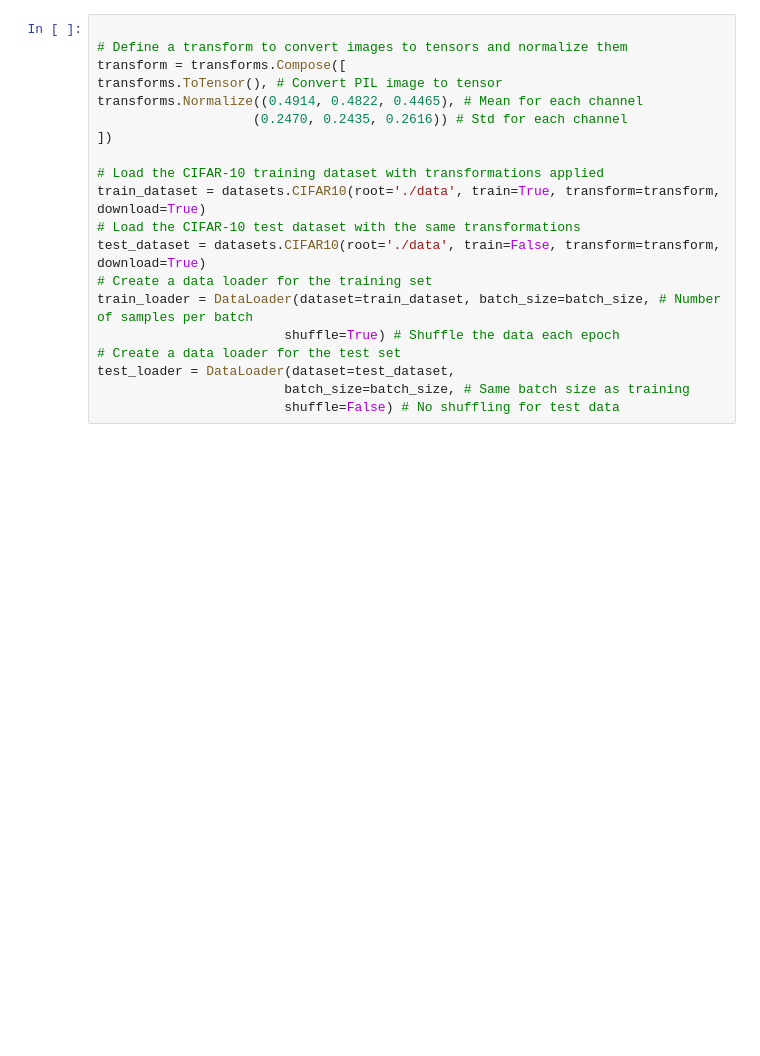
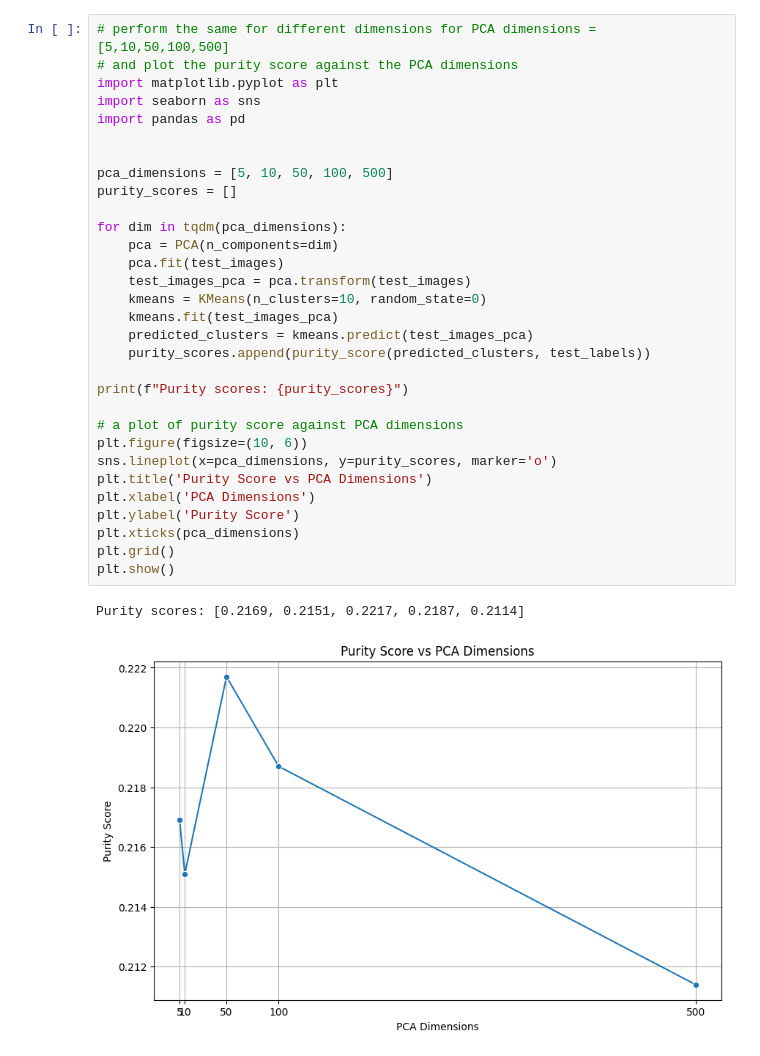
Before and after one commit to kilpy/Machine-Learning-6220, a Jupyter notebook: HW4/CIFAR10_pca_kmeans.ipynb, the cells around one changed output. Cells and saved outputs as stored; diff of their text form; blank space fills up the shorter version.

```diff
--- a/HW4/CIFAR10_pca_kmeans.ipynb
+++ b/HW4/CIFAR10_pca_kmeans.ipynb
@@ -51,20 +103,34 @@ def purity_score(predicted_clusters, labels):
-# %%
-
-# Define a transform to convert images to tensors and normalize them
-transform = transforms.Compose([
-transforms.ToTensor(), # Convert PIL image to tensor
-transforms.Normalize((0.4914, 0.4822, 0.4465), # Mean for each channel
-                    (0.2470, 0.2435, 0.2616)) # Std for each channel
-])
-
-# Load the CIFAR-10 training dataset with transformations applied
-train_dataset = datasets.CIFAR10(root='./data', train=True, transform=transform, download=True)
-# Load the CIFAR-10 test dataset with the same transformations
-test_dataset = datasets.CIFAR10(root='./data', train=False, transform=transform, download=True)
-# Create a data loader for the training set
-train_loader = DataLoader(dataset=train_dataset, batch_size=batch_size, # Number of samples per batch
-                        shuffle=True) # Shuffle the data each epoch
-# Create a data loader for the test set
-test_loader = DataLoader(dataset=test_dataset,
-                        batch_size=batch_size, # Same batch size as training
-                        shuffle=False) # No shuffling for test data
+# %%
+# perform the same for different dimensions for PCA dimensions = [5,10,50,100,500]
+# and plot the purity score against the PCA dimensions
+import matplotlib.pyplot as plt
+import seaborn as sns
+import pandas as pd
+
+
+pca_dimensions = [5, 10, 50, 100, 500]
+purity_scores = []
+
+for dim in tqdm(pca_dimensions):
+    pca = PCA(n_components=dim)
+    pca.fit(test_images)
+    test_images_pca = pca.transform(test_images)
+    kmeans = KMeans(n_clusters=10, random_state=0)
+    kmeans.fit(test_images_pca)
+    predicted_clusters = kmeans.predict(test_images_pca)
+    purity_scores.append(purity_score(predicted_clusters, test_labels))
+
+print(f"Purity scores: {purity_scores}")
+
+# a plot of purity score against PCA dimensions
+plt.figure(figsize=(10, 6))
+sns.lineplot(x=pca_dimensions, y=purity_scores, marker='o')
+plt.title('Purity Score vs PCA Dimensions')
+plt.xlabel('PCA Dimensions')
+plt.ylabel('Purity Score')
+plt.xticks(pca_dimensions)
+plt.grid()
+plt.show()
+# %% [output]
+Purity scores: [0.2169, 0.2151, 0.2217, 0.2187, 0.2114]
+[figure, added]
```
Also changed, not shown: parts of 1 cell of this notebook, 2 other files.
